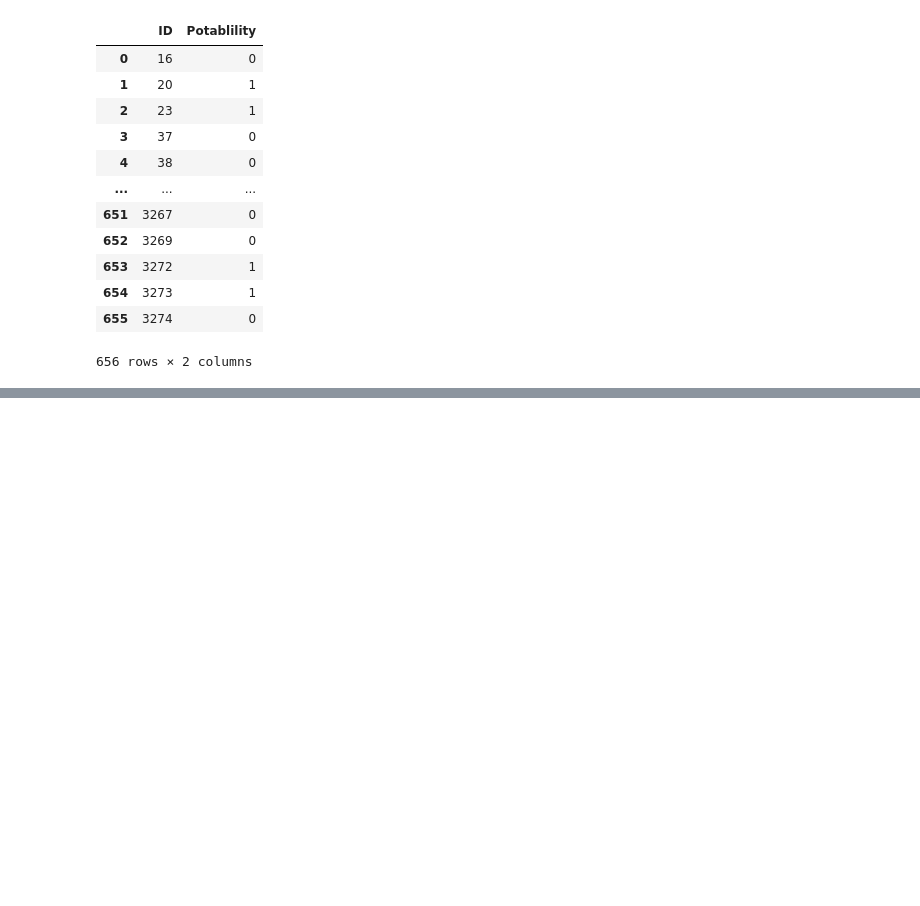
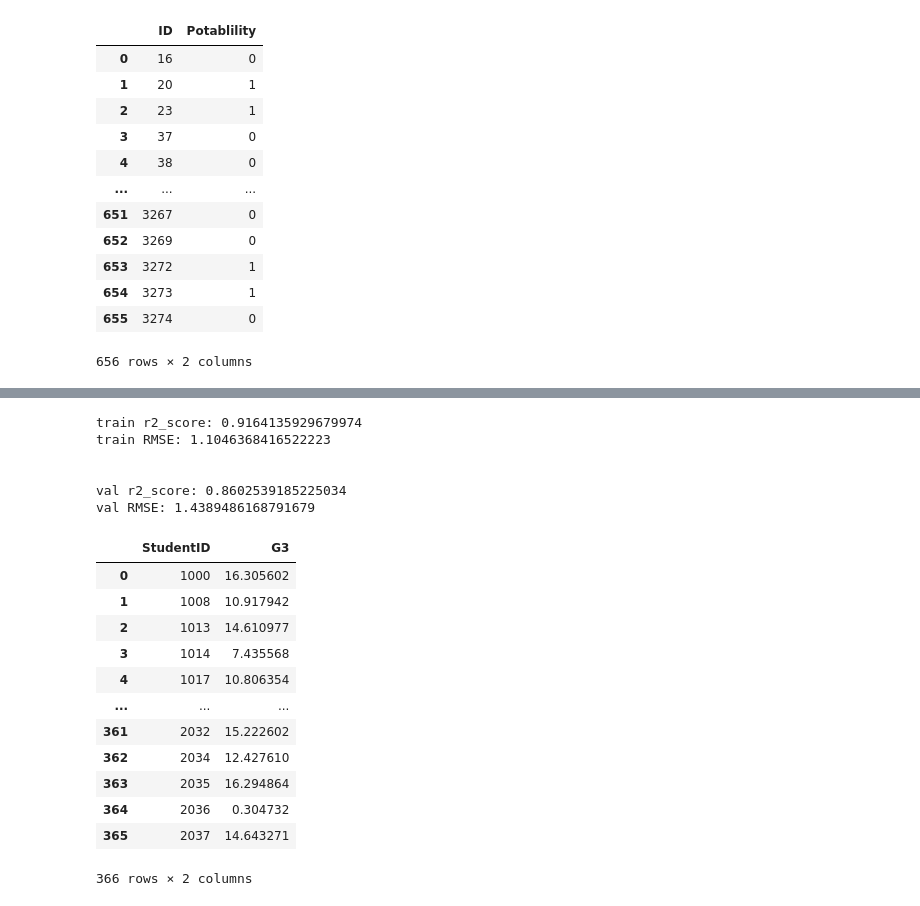
Before and after one commit to HyunJW/Pandas_practice, a Jupyter notebook: 빅분기실기연습/작업_2유형.ipynb, the cells around one changed output, grey strips where cells are left out. Cells and saved outputs as stored; diff of their text form; code cells hidden in the pictures; blank space fills up the shorter version.

```diff
--- a/빅분기실기연습/작업_2유형.ipynb
+++ b/빅분기실기연습/작업_2유형.ipynb
@@ -827,0 +861,53 @@ val auc: 0.6770406519036878
+# %%
+x_train_drop = x_train.drop(columns='StudentID')
+x_test_drop = x_test.drop(columns='StudentID')
+y = y_train['G3']
+
+x_train_dummies = pd.get_dummies(x_train_drop)
+x_test_dummies = pd.get_dummies(x_test_drop)
+
+from sklearn.preprocessing import MinMaxScaler
+scaler = MinMaxScaler().fit(x_train_dummies)
+x_train_scaled = scaler.transform(x_train_dummies)
+x_test_scaled = scaler.transform(x_test_dummies)
+
+from sklearn.model_selection import train_test_split
+X_train, X_val, Y_train, Y_val = train_test_split(x_train_scaled, y, test_size=0.3, random_state=10)
+
+from sklearn.ensemble import RandomForestRegressor
+rf = RandomForestRegressor(n_estimators=300, random_state=10, max_depth=4)
+rf = rf.fit(X_train, Y_train)
+
+predict_train = rf.predict(X_train)
+predict_val = rf.predict(X_val)
+
+from sklearn.metrics import r2_score, mean_squared_error
+import numpy as np
+print('train r2_score:', r2_score(Y_train, predict_train))
+print('train RMSE:', np.sqrt(mean_squared_error(Y_train, predict_train)))
+print('\n')
+print('val r2_score:', r2_score(Y_val, predict_val))
+print('val RMSE:', np.sqrt(mean_squared_error(Y_val, predict_val)))
+
+predict_test = rf.predict(x_test_scaled)
+pd.DataFrame({'StudentID': x_test.StudentID, 'G3': predict_test})
+# %% [output]
+train r2_score: 0.9164135929679974
+train RMSE: 1.1046368416522223
+
+
+val r2_score: 0.8602539185225034
+val RMSE: 1.4389486168791679
+|  | StudentID | G3 |
+| 0 | 1000 | 16.305602 |
+| 1 | 1008 | 10.917942 |
+| 2 | 1013 | 14.610977 |
+| 3 | 1014 | 7.435568 |
+| 4 | 1017 | 10.806354 |
+| ... | ... | ... |
+| 361 | 2032 | 15.222602 |
+| 362 | 2034 | 12.427610 |
+| 363 | 2035 | 16.294864 |
+| 364 | 2036 | 0.304732 |
+| 365 | 2037 | 14.643271 |
+366 rows × 2 columns
```
Also changed, not shown: parts of 6 cells of this notebook.
